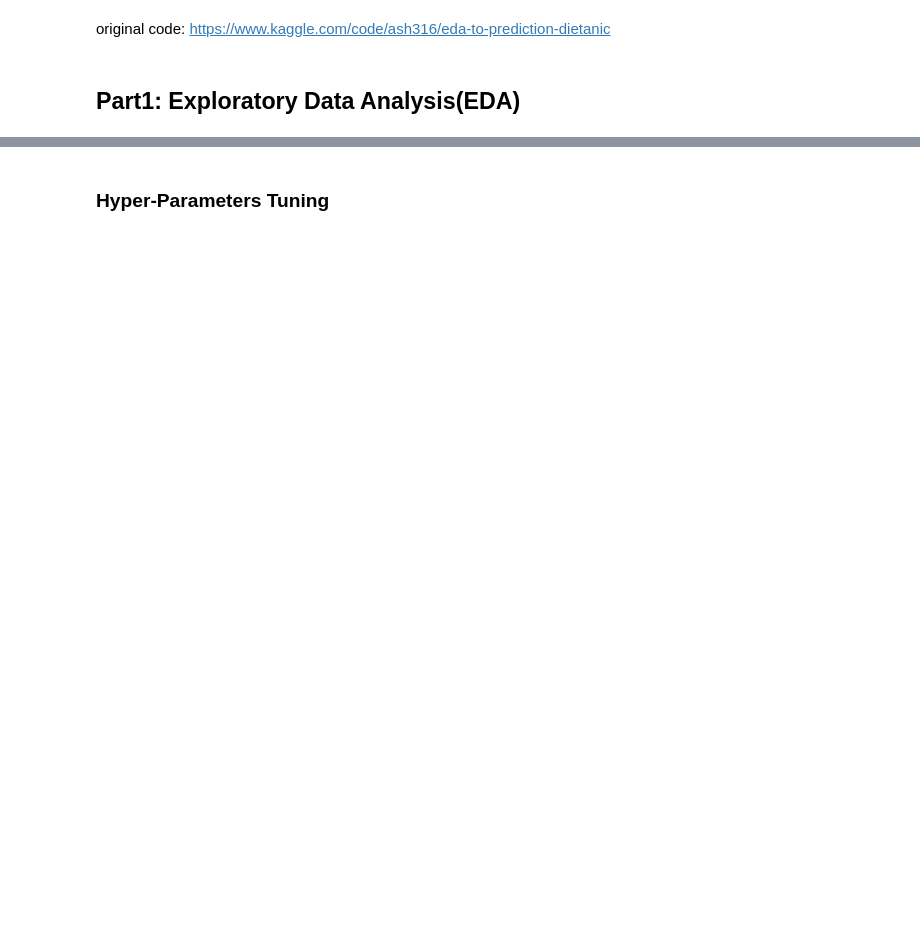
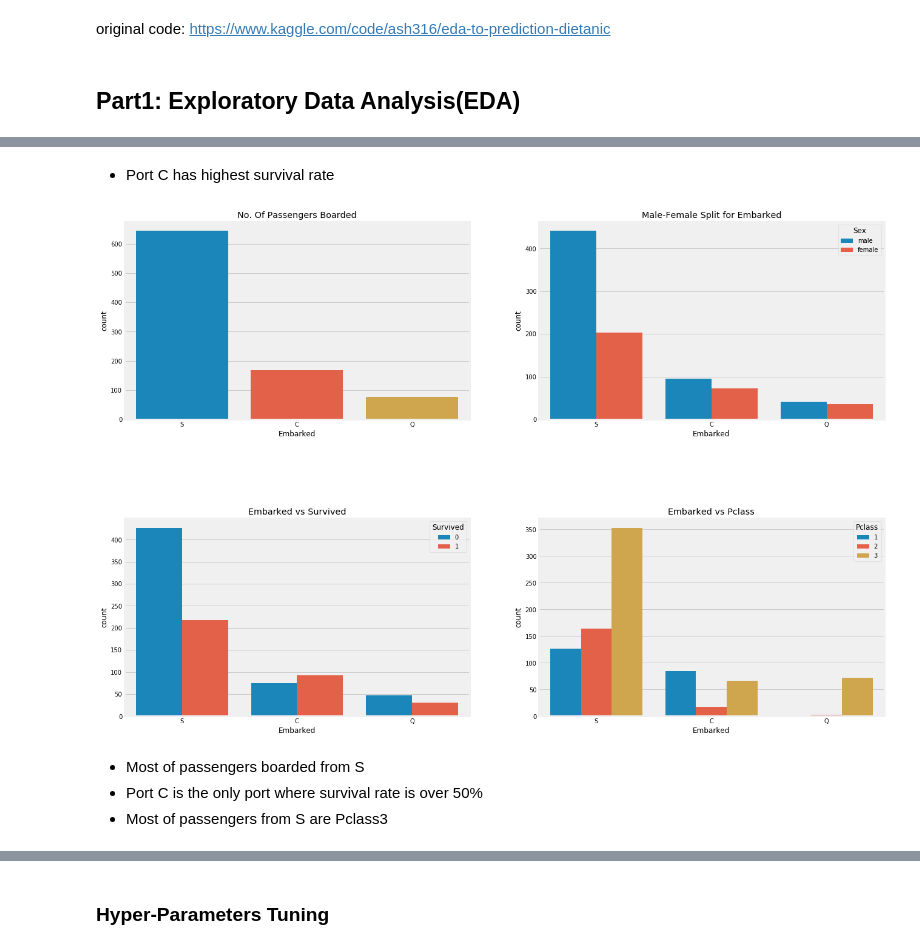
Before and after one commit to jhlee0637/Kaggle-Code-Replication, a Jupyter notebook: titanic-02.ipynb, the cells around one changed output, grey strips where cells are left out. Cells and saved outputs as stored; diff of their text form; code cells hidden in the pictures; blank space fills up the shorter version.

```diff
--- a/titanic-02.ipynb
+++ b/titanic-02.ipynb
@@ -720,0 +257,26 @@ plt.show()
+# %% [markdown]
+- Port C has highest survival rate
+# %%
+#Visualize the each categories of the feature 'Embarked' with other features and target label again
+f, ax = plt.subplots(2, 2, figsize=(20, 15))
+
+sns.countplot('Embarked', data=data, ax=ax[0, 0])
+ax[0, 0].set_title('No. Of Passengers Boarded')
+
+sns.countplot('Embarked', hue='Sex', data=data, ax=ax[0, 1])
+ax[0, 1].set_title('Male-Female Split for Embarked')
+
+sns.countplot('Embarked', hue='Survived', data=data, ax=ax[1, 0])
+ax[1, 0].set_title('Embarked vs Survived')
+
+sns.countplot('Embarked', hue='Pclass', data=data, ax=ax[1, 1])
+ax[1, 1].set_title('Embarked vs Pclass')
+
+plt.subplots_adjust(wspace=0.2,hspace=0.5)
+plt.show()
+# %% [output]
+[figure, added]
+# %% [markdown]
+- Most of passengers boarded from S
+- Port C is the only port where survival rate is over 50%
+- Most of passengers from S are Pclass3
```
Also changed, not shown: parts of 146 cells of this notebook.
